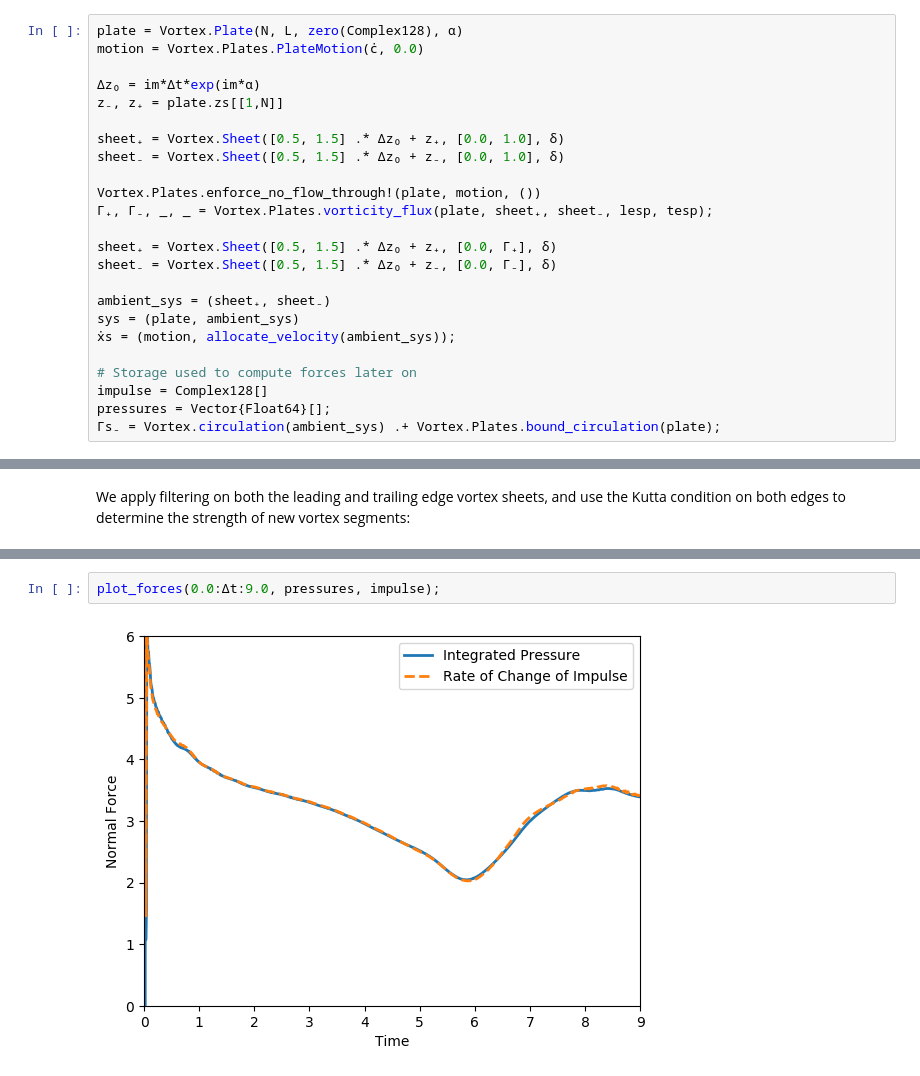
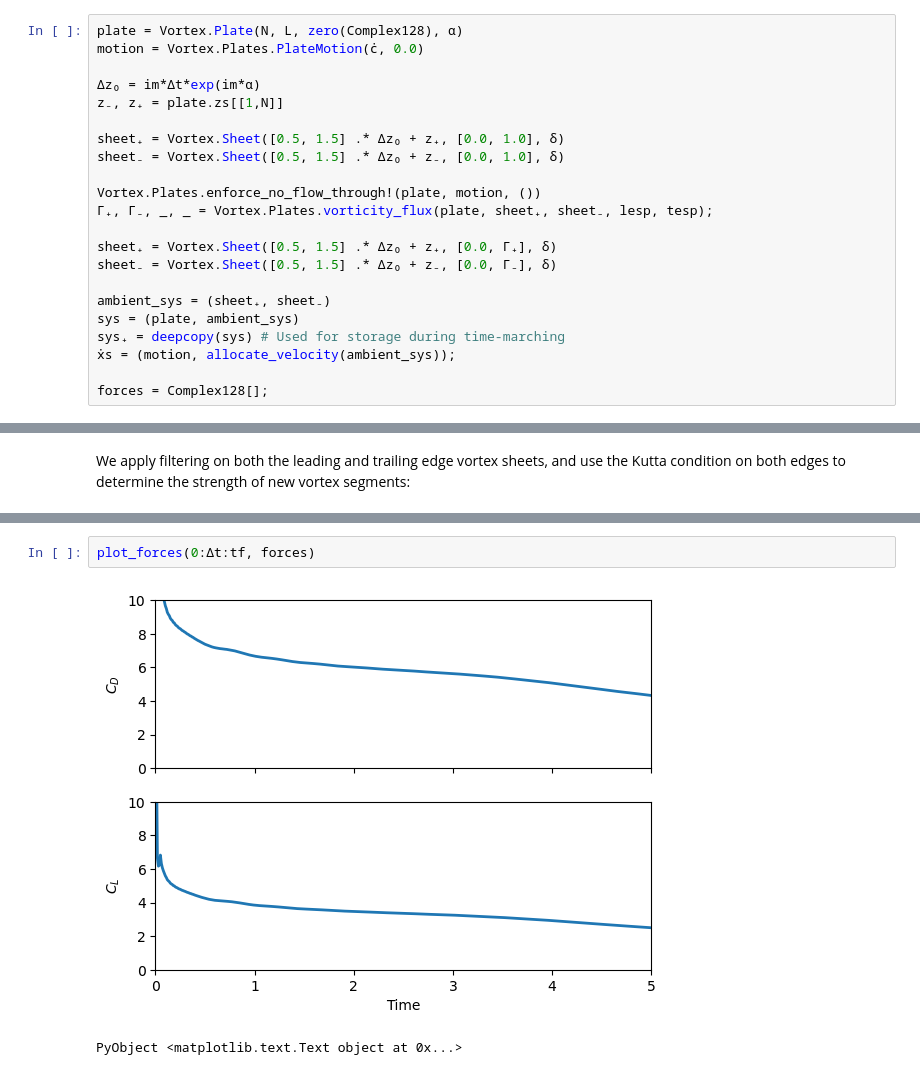
Before and after one commit to darwindarak/PotentialFlow.jl, a Jupyter notebook: examples/Translating Plate - 60°.ipynb, the cells around one changed output, grey strips where cells are left out. Cells and saved outputs as stored; diff of their text form.

```diff
--- a/examples/Translating Plate - 60°.ipynb
+++ b/examples/Translating Plate - 60°.ipynb
@@ -79,9 +111,7 @@ sheet₋ = Vortex.Sheet([0.5, 1.5] .* Δz₀ + z₋, [0.0, Γ₋], δ)
 
 ambient_sys = (sheet₊, sheet₋)
 sys = (plate, ambient_sys)
+sys₊ = deepcopy(sys) # Used for storage during time-marching
 ẋs = (motion, allocate_velocity(ambient_sys));
 
-# Storage used to compute forces later on
-impulse = Complex128[]
-pressures = Vector{Float64}[];
-Γs₋ = Vortex.circulation(ambient_sys) .+ Vortex.Plates.bound_circulation(plate);
+forces = Complex128[];
@@ -140,4 +149,5 @@ plot_system(sys);
 # %%
-plot_forces(0.0:Δt:9.0, pressures, impulse);
+plot_forces(0:Δt:tf, forces)
 # %% [output]
-[figure, old version]
+[figure, new version]
+PyObject <matplotlib.text.Text object at 0x...>
```
Also changed, not shown: parts of 15 cells of this notebook, 2 other files.
